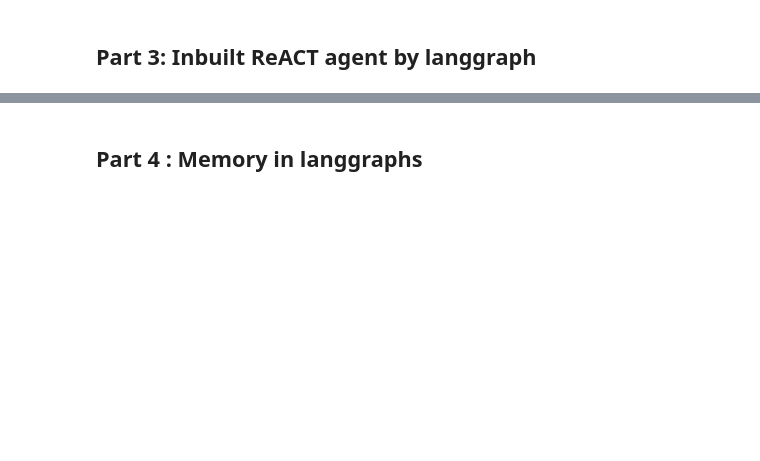
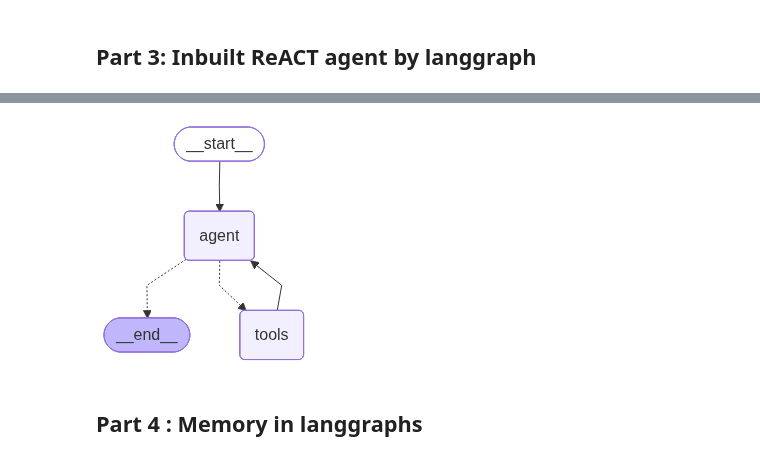
Before and after one commit to spcCodes/devday_blr, a Jupyter notebook: part2_tools_langgraph/session2_tools_langgraph.ipynb, the cells around one changed output, grey strips where cells are left out. Saved outputs shown, nothing was run; the diff lists cells and outputs as text; code cells hidden in the pictures; blank space fills up the shorter version.

```diff
--- a/part2_tools_langgraph/session2_tools_langgraph.ipynb
+++ b/part2_tools_langgraph/session2_tools_langgraph.ipynb
@@ -374,3 +374,7 @@ The Taj Mahal was built by the Mughal Emperor Shah Jahan.
+# %%
+display_graph(react_agent)
+# %% [output]
+[figure, added]
 # %% [markdown]
 ## Part 4 : Memory in langgraphs
 # %%
```
Also changed, not shown: parts of 21 cells of this notebook, 3 other files.
